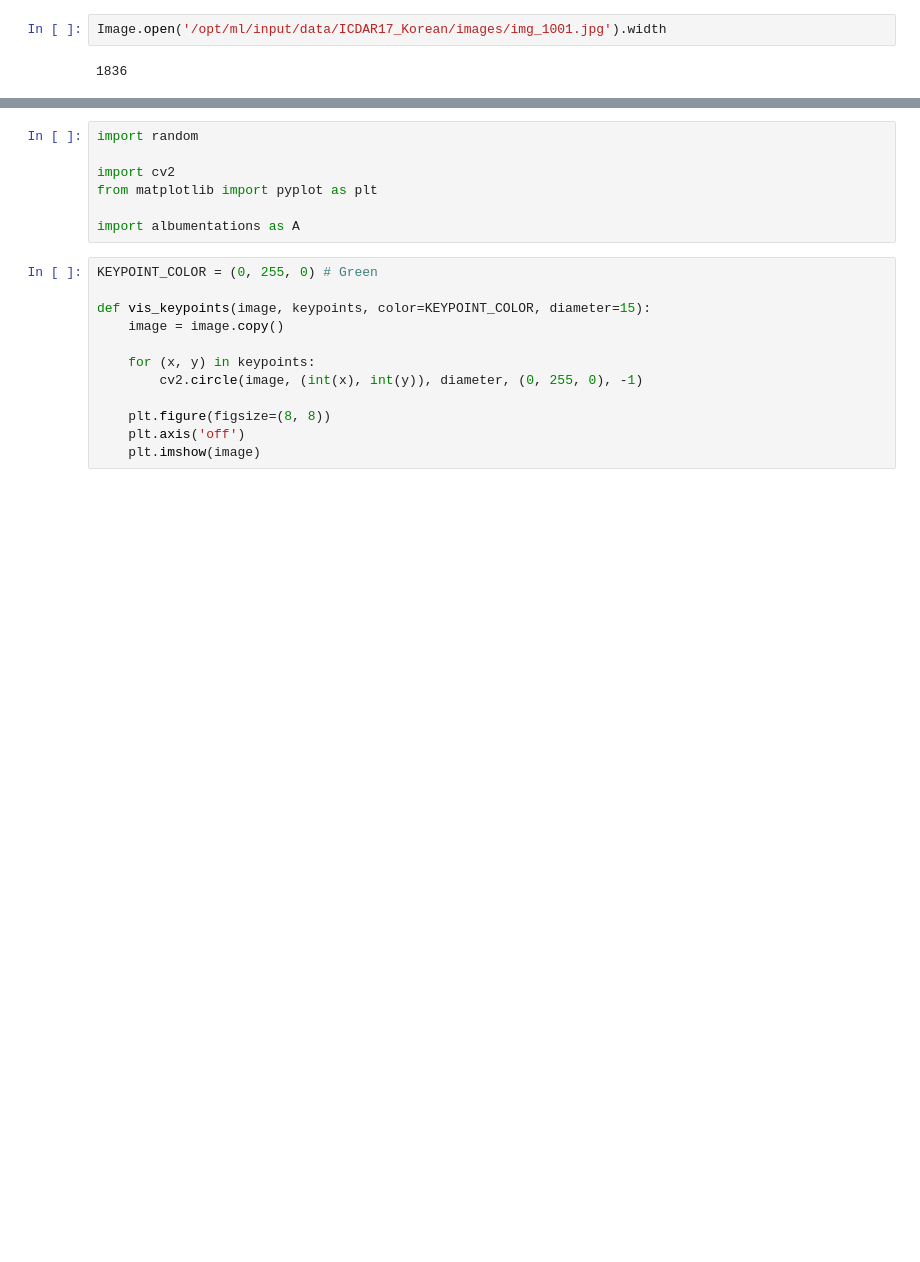
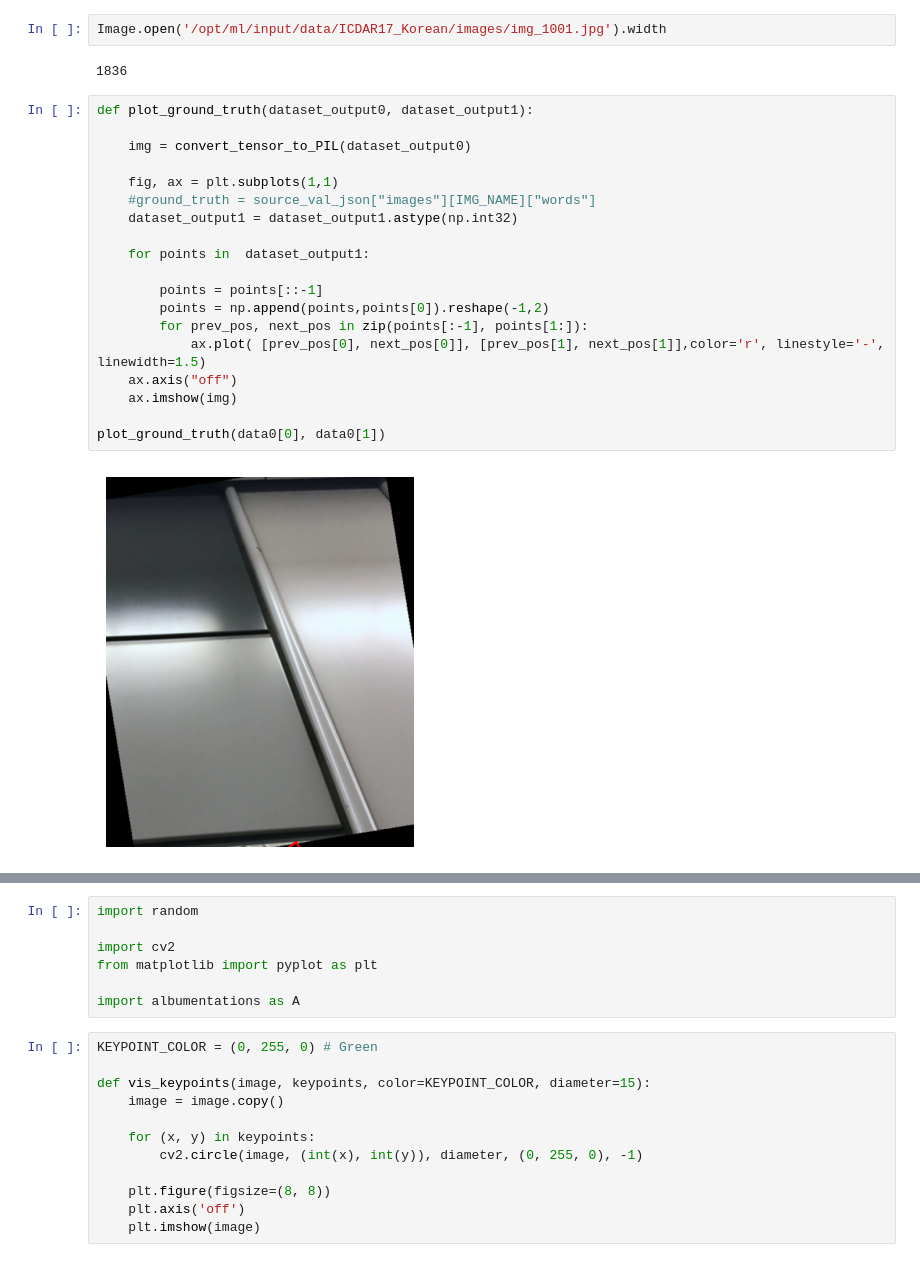
Before and after one commit to boostcampaitech4lv23cv1/level2_dataannotation_cv-level-cv-02, a Jupyter notebook: code/augmentation.ipynb, the cells around one changed output, grey strips where cells are left out. Drawn from its saved outputs; the diff is of its cells as text; blank space fills up the shorter version.

```diff
--- a/code/augmentation.ipynb
+++ b/code/augmentation.ipynb
@@ -580,5 +1059,26 @@ Image.open('/opt/ml/input/data/ICDAR17_Korean/images/img_1001.jpg').height
 Image.open('/opt/ml/input/data/ICDAR17_Korean/images/img_1001.jpg').width
 # %% [output]
 1836
+# %%
+def plot_ground_truth(dataset_output0, dataset_output1):
+
+    img = convert_tensor_to_PIL(dataset_output0)
+
+    fig, ax = plt.subplots(1,1)
+    #ground_truth = source_val_json["images"][IMG_NAME]["words"]
+    dataset_output1 = dataset_output1.astype(np.int32)
+
+    for points in  dataset_output1:
+
+        points = points[::-1]
+        points = np.append(points,points[0]).reshape(-1,2)
+        for prev_pos, next_pos in zip(points[:-1], points[1:]):
+            ax.plot( [prev_pos[0], next_pos[0]], [prev_pos[1], next_pos[1]],color='r', linestyle='-', linewidth=1.5)
+    ax.axis("off")
+    ax.imshow(img)
+
+plot_ground_truth(data0[0], data0[1])
+# %% [output]
+[figure, added]
 # %%
 def plot_ground_truth(dataset_output0, dataset_output1):
```
Also changed, not shown: parts of 8 cells of this notebook, 8 other files.
